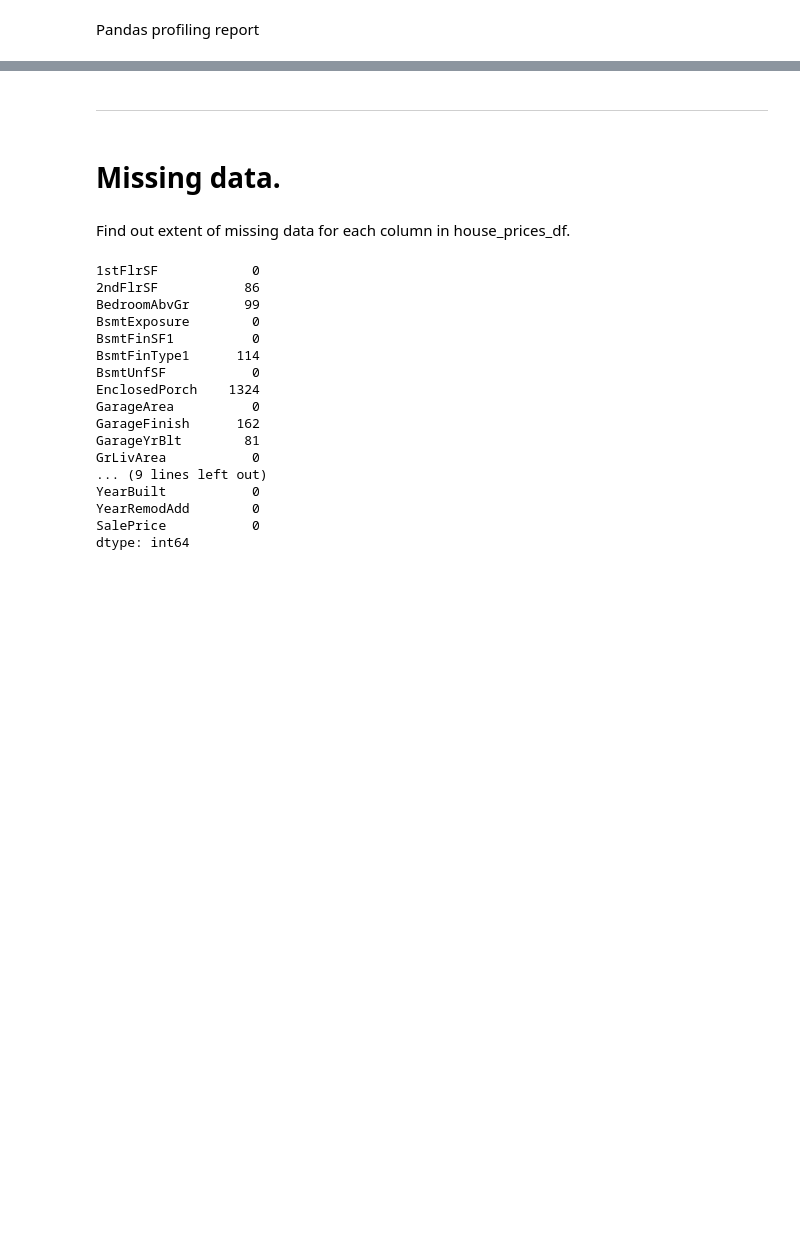
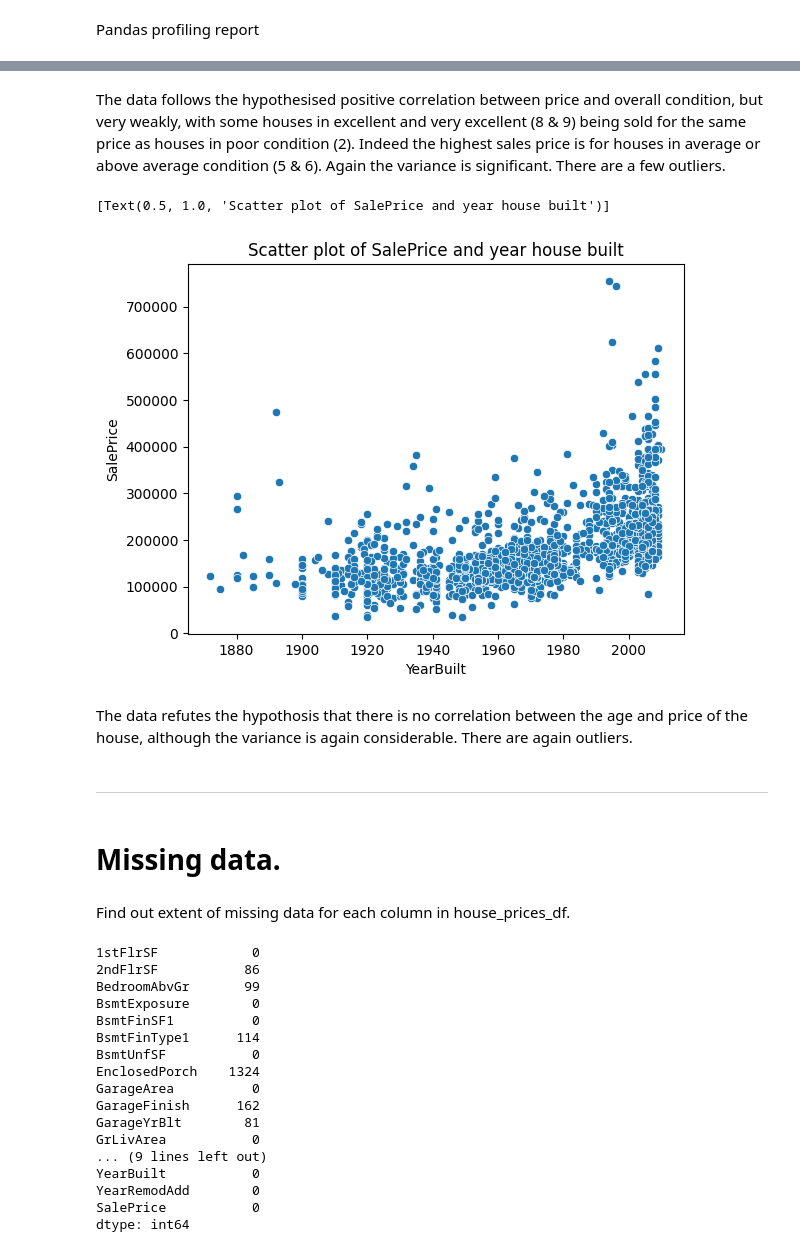
Before and after one commit to ewradcliffe/Heritage-Housing, a Jupyter notebook: jupyter_notebooks/DataInspection.ipynb, the cells around one changed output, grey strips where cells are left out. Saved outputs shown, nothing was run; the diff lists cells and outputs as text; code cells hidden in the pictures; blank space fills up the shorter version.

```diff
--- a/jupyter_notebooks/DataInspection.ipynb
+++ b/jupyter_notebooks/DataInspection.ipynb
@@ -123,3 +188,12 @@ pandas_report_inherited_houses_df.to_notebook_iframe()
+# %% [markdown]
+The data follows the hypothesised positive correlation between price and overall condition, but very weakly, with some houses in excellent and very excellent (8 & 9) being sold for the same price as houses in poor condition (2). Indeed the highest sales price is for houses in average or above average condition (5 & 6). Again the variance is significant. There are a few outliers.
+# %%
+sns.scatterplot(x="YearBuilt", y="SalePrice", data=house_prices_df).set(title='Scatter plot of SalePrice and year house built')
+# %% [output]
+[Text(0.5, 1.0, 'Scatter plot of SalePrice and year house built')]
+[figure, added]
+# %% [markdown]
+The data refutes the hypothosis that there is no correlation between the age and price of the house, although the variance is again considerable. There are again outliers.
 # %% [markdown]
 ---
 # %% [markdown]
```
Also changed, not shown: parts of 11 cells of this notebook.
